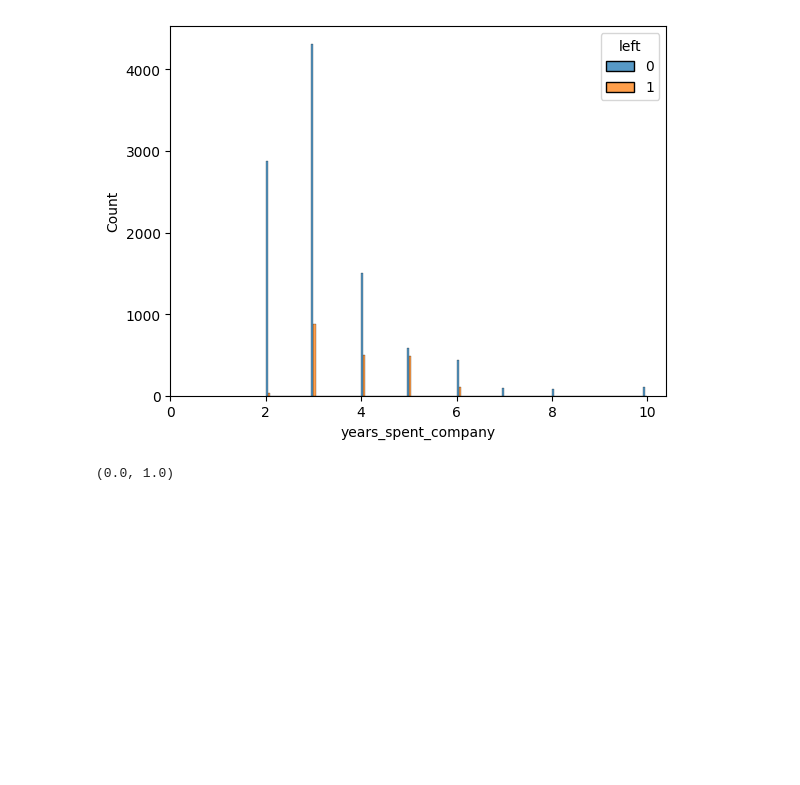
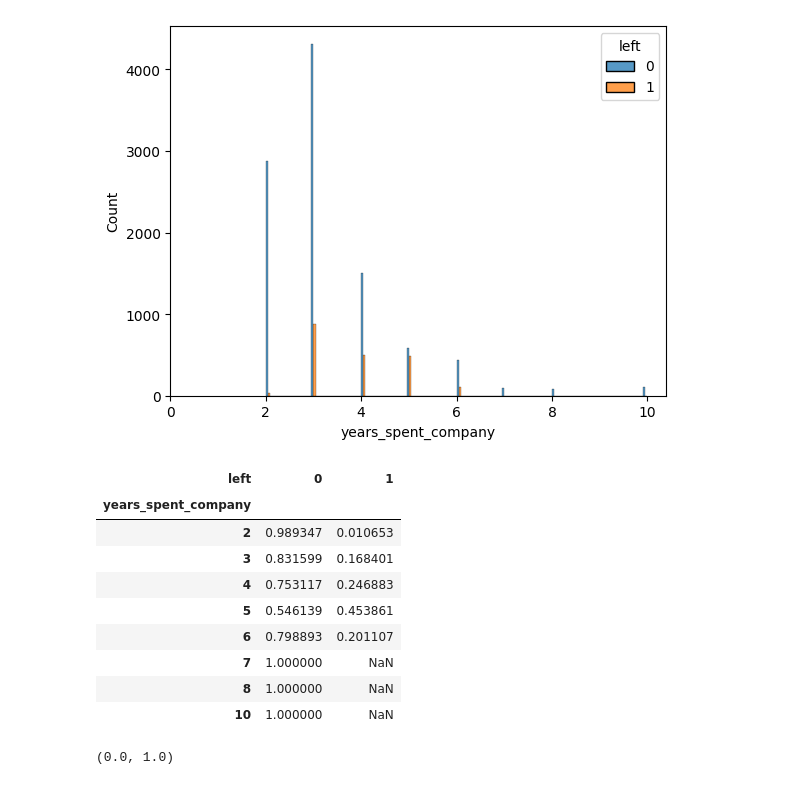
Before and after one commit to Max0513/Turn-over-analysis---Saliford-, a Jupyter notebook: Notebooks/data_cleanup.ipynb, the cells around one changed output. Saved outputs shown, nothing was run; the diff lists cells and outputs as text; code cells hidden in the pictures; blank space fills up the shorter version.

```diff
--- a/Notebooks/data_cleanup.ipynb
+++ b/Notebooks/data_cleanup.ipynb
@@ -569,6 +642,19 @@ plt.xlim(left=0)
 # %% [output]
 (0.0, 10.399999999999999)
 [figure]
+# %%
+df1[['years_spent_company','left']].groupby(by='years_spent_company').value_counts(normalize=True).unstack()
+# %% [output]
+| left | 0 | 1 |
+| years_spent_company |  |  |
+| 2 | 0.989347 | 0.010653 |
+| 3 | 0.831599 | 0.168401 |
+| 4 | 0.753117 | 0.246883 |
+| 5 | 0.546139 | 0.453861 |
+| 6 | 0.798893 | 0.201107 |
+| 7 | 1.000000 | NaN |
+| 8 | 1.000000 | NaN |
+| 10 | 1.000000 | NaN |
 # %%
 satisfaction_by_year_df = (
     pd.DataFrame(df1.groupby(['years_spent_company','left'])['satisfaction_level'].mean()).unstack()
```
Also changed, not shown: parts of 10 cells of this notebook, 2 other files.
